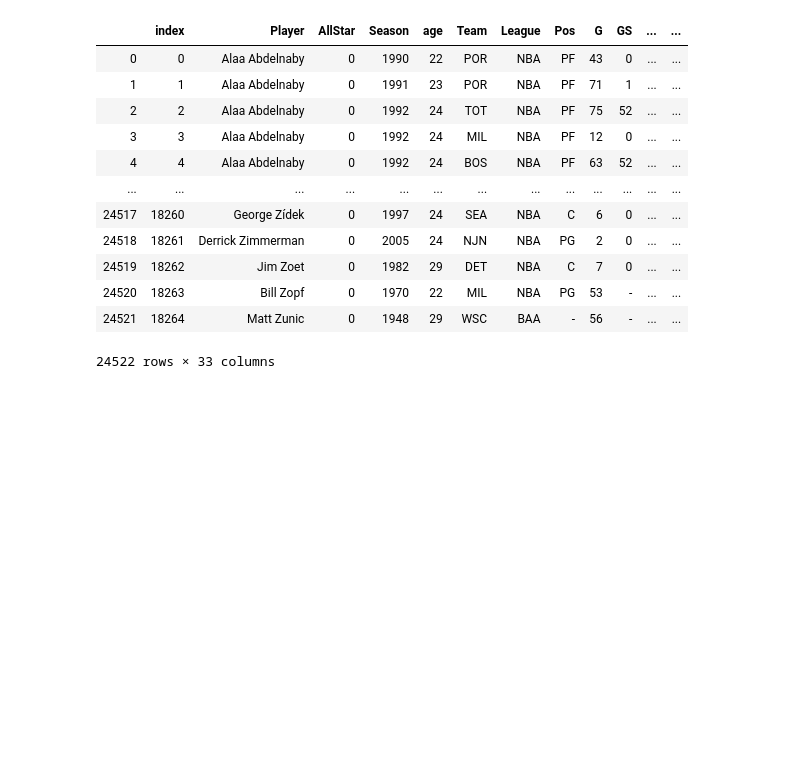
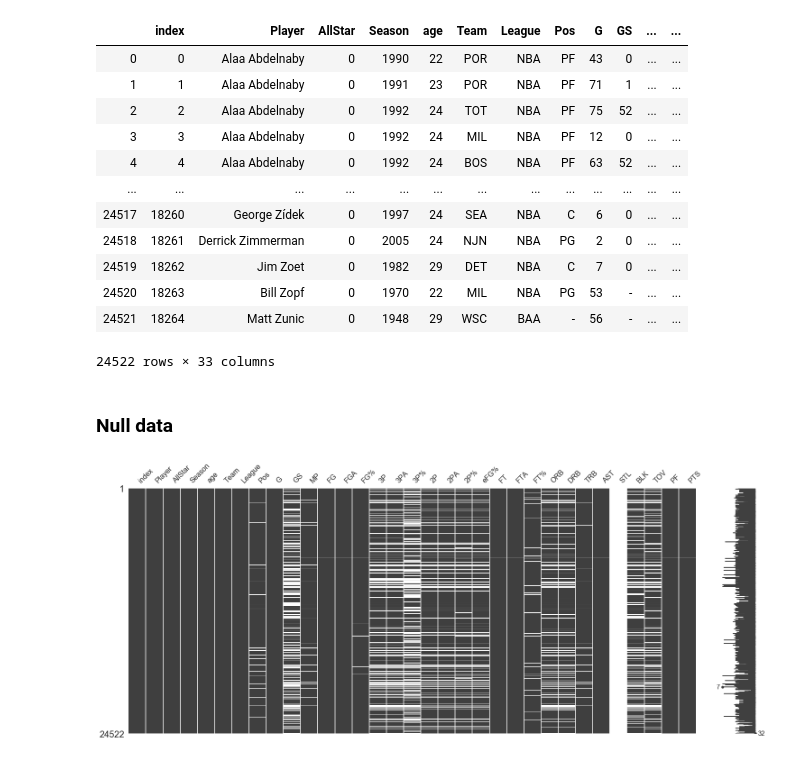
Before and after one commit to eddyzzang/NBA-all-star-classfication, a Jupyter notebook: nba all star classification.ipynb, the cells around one changed output. Cells and saved outputs as stored; diff of their text form; code cells hidden in the pictures; blank space fills up the shorter version.

Commit message:
Data EDA

```diff
--- a/nba all star classification.ipynb
+++ b/nba all star classification.ipynb
@@ -54,0 +62,7 @@ nba_df
+# %% [markdown]
+### Null data
+# %%
+msno.matrix(nba_df)
+plt.show()
+# %% [output]
+[figure, added]
```
Also changed, not shown: parts of 24 cells of this notebook.
